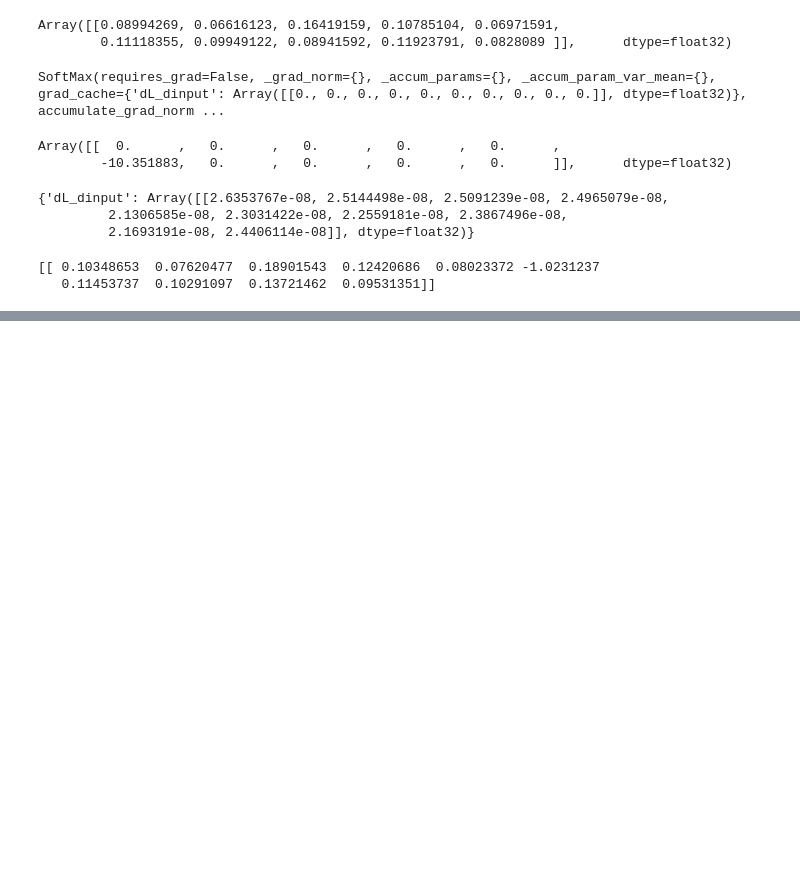
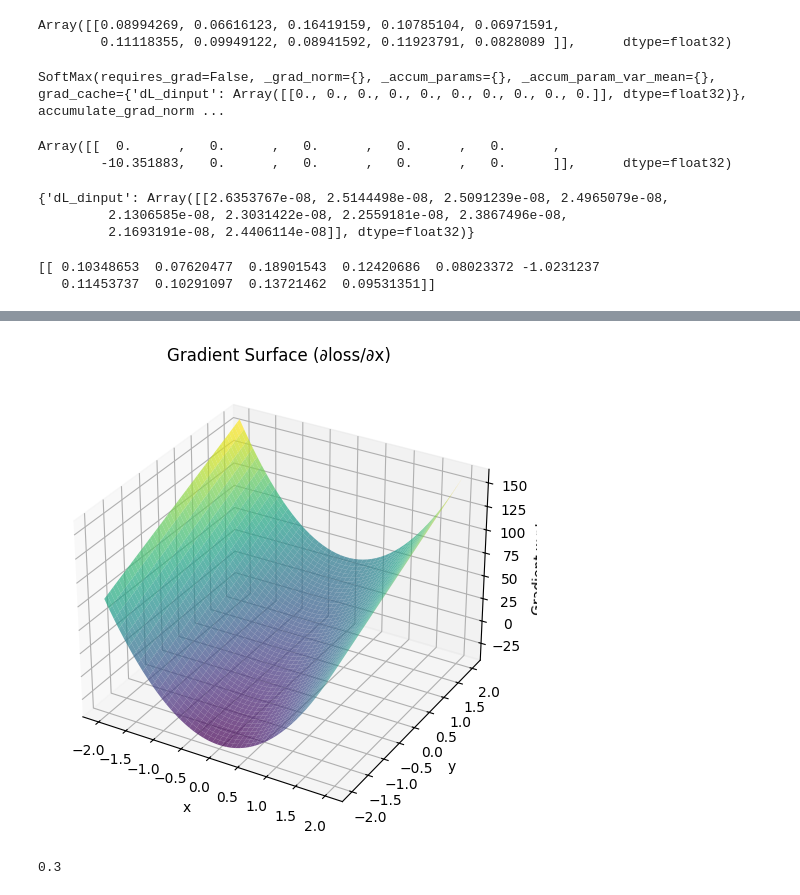
Before and after one commit to SanjithKumar2/MiniTorch, a Jupyter notebook: CNNVFC.ipynb, the cells around one changed output, grey strips where cells are left out. Saved outputs shown, nothing was run; the diff lists cells and outputs as text; code cells hidden in the pictures; blank space fills up the shorter version.

```diff
--- a/CNNVFC.ipynb
+++ b/CNNVFC.ipynb
@@ -322,0 +543,6 @@ class Dropout(ComputationNode):
+# %%
+def grad_loss_x(x,y):
+    return 30*x*x + 20*y
+
+def grad_loss_y(x,y):
+    return 4*y
@@ -322,0 +553,20 @@ class Dropout(ComputationNode):
+# %%
+# Compute the gradient component
+Z = grad_loss_x(X,Y)
+
+# Plot the gradient surface
+fig = plt.figure(figsize=(8,6))
+ax = fig.add_subplot(111, projection='3d')
+ax.plot_surface(X, Y, Z, cmap='viridis', alpha=0.7)
+ax.set_xlabel("x")
+ax.set_ylabel("y")
+ax.set_zlabel("Gradient w.r.t. x")
+ax.set_title("Gradient Surface (∂loss/∂x)")
+
+plt.show()
+# %% [output]
+[figure, added]
+# %%
+(grad_loss_x(0.03,0) - grad_loss_x(0,0))/0.01-0
+# %% [output]
+0.3
```
Also changed, not shown: parts of 39 cells of this notebook, 2 other files.
